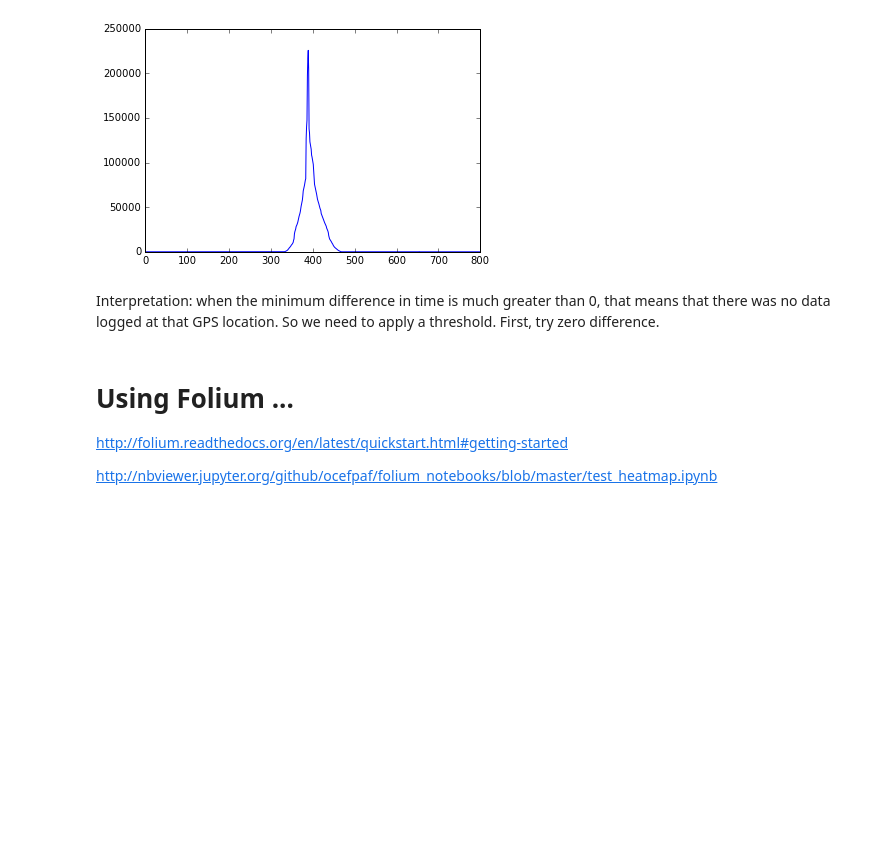
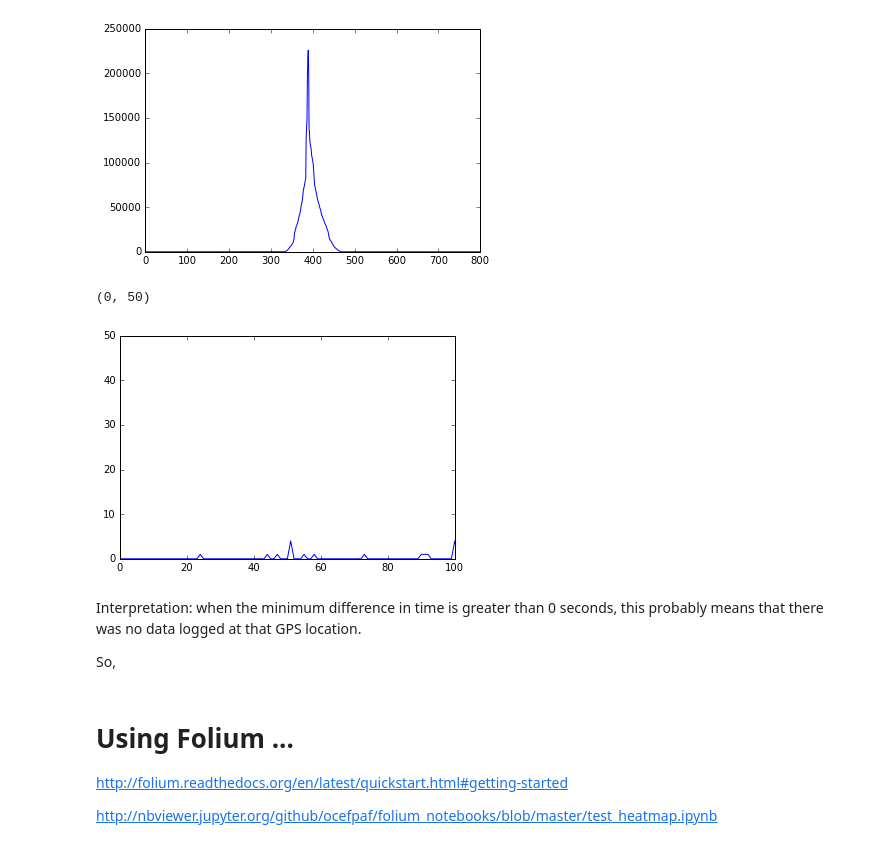
Before and after one commit to p-v-o-s/dho-rssi, a Jupyter notebook: map.ipynb, the cells around one changed output. Drawn from its saved outputs; the diff is of its cells as text; code cells hidden in the pictures; blank space fills up the shorter version.

```diff
--- a/map.ipynb
+++ b/map.ipynb
@@ -125,6 +125,13 @@ plt.plot(mins)
 # %% [output]
 [<matplotlib.lines.Line2D at 0x...>]
 [figure]
+# %%
+plt.plot(mins);plt.xlim(0,100);plt.ylim(0,50)
+# %% [output]
+(0, 50)
+[figure, added]
 # %% [markdown]
-Interpretation: when the minimum difference in time is much greater than 0, that means that there was no data logged at that GPS location. So we need to apply a threshold. First, try zero difference.
+Interpretation: when the minimum difference in time is greater than 0 seconds, this probably means that there was no data logged at that GPS location.
+
+So,
 # %%
```
Also changed, not shown: parts of 4 cells of this notebook.
